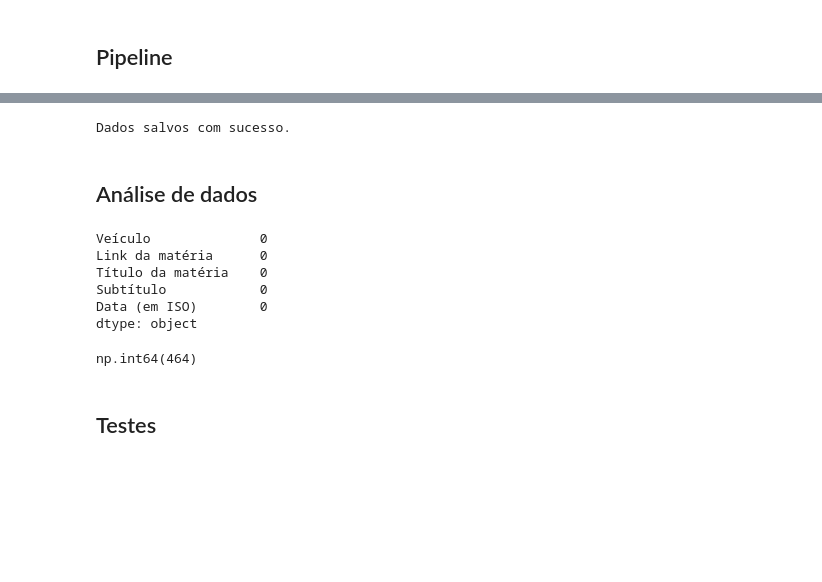
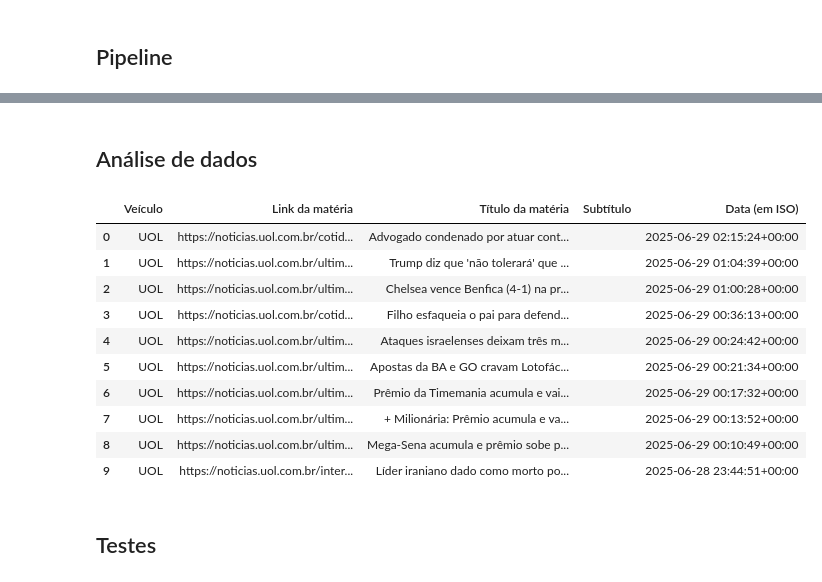
Before and after one commit to IlIIIIIIIIIlI/Projeto-Palver-Lucas-Rezende, a Jupyter notebook: Projeto Palver.ipynb, the cells around one changed output, grey strips where cells are left out. Cells and saved outputs as stored; diff of their text form; code cells hidden in the pictures; blank space fills up the shorter version.

```diff
--- a/Projeto Palver.ipynb
+++ b/Projeto Palver.ipynb
@@ -233,14 +232,14 @@ Processando urls...
 # %% [markdown]
 ### Resultado final
 # %%
-def scrape_uol(n=10):
+def scrape_uol(number_of_news=10):
     """
-    Função que tem como objetivo coletar do xml do sitemap do uol todas as urls e datas de modificação das notícias, bem
-    como o título das manchetes ao acessar cada url individualmente.
+    Função cujo objetivo é coletar urls e datas a partir do site-maps, e salvar as n notícias mais recentes
+    num data frame.
+    Dessas n mais recentes, uma nova requisição será feita para coletar o título da matéria.
 
     Observações: Na página do uol, no head do html estão inclusas as meta tags, o título encontra-se nessa '# <meta property="og:title"'
                  Exemplo: # <meta property="og:title" content="Carla Araújo: Motta surpreende com reviravolta política para queda do IOF">
-
     """
 
     target_url = 'https://noticias.uol.com.br/sitemap/v2/today.xml'
@@ -259,27 +258,20 @@ def scrape_uol(n=10):
         }
         for url in soup.find_all("url")]
 
-    news_df = collect_recent_news(news_dict, n)
+    news_df = collect_recent_news(news_dict, number_of_news)
 
-    max_error_cnt = 3
     print(f'Processando urls - UOL')
     for i in range(len(news_df)):
-            error_cnt = 0
 
-            while error_cnt < max_error_cnt:
-                try:
-                    response = request_url(news_df.loc['Link da matéria'][i], print_status=False)
+        response = request_url(news_df['Link da matéria'][i], print_status=False)
 
-                    if response:
-                            soup = bs(response.content, "html.parser")
-                            title = soup.select('meta[property="og:title"]')[0]['content']  # o resultado retornado é uma lista com 1 elemento
-                            news_df.loc[i, "Título da matéria"] = title
-                            break
-                except Exception as e:
-                    error_cnt += 1
+        if response:
+            soup = bs(response.content, "html.parser")
+            title = soup.select('meta[property="og:title"]')[0][
+                'content']  # o resultado retornado é uma lista com 1 elemento
+            news_df.loc[i, "Título da matéria"] = title
 
-
-    print('Urls processadas com suesso.')
+    print('Urls processadas com sucesso.')
     return news_df
 # %% [markdown]
 ## Raspando dados -`https://g1.globo.com/rss/g1/educacao/`
@@ -299,5 +364,6 @@ df.loc[2,"Título da matéria"]
 # %%
-df = scrape_uol()
+uol_df = scrape_uol()
+save_df(uol_df)
 # %% [output]
 URL requisitada com sucesso.
 Processando urls - UOL
@@ -339,25 +372,19 @@ df = collect_recent_news(data)
-# %%
-save_df(df)
-# %% [output]
-Dados salvos com sucesso.
 # %% [markdown]
 ## Análise de dados
 # %%
-df = pd.DataFrame(data)
-df.head()
-
-df[df['Data (em ISO)'] ==""].sum()
+uol_df
 # %% [output]
-Veículo              0
-Link da matéria      0
-Título da matéria    0
-Subtítulo            0
-Data (em ISO)        0
-dtype: object
+|  | Veículo | Link da matéria | Título da matéria | Subtítulo | Data (em ISO) |
+| 0 | UOL | https://noticias.uol.com.br/cotid... | Advogado condenado por atuar cont... |  | 2025-06-29 02:15:24+00:00 |
+| 1 | UOL | https://noticias.uol.com.br/ultim... | Trump diz que 'não tolerará' que ... |  | 2025-06-29 01:04:39+00:00 |
+| 2 | UOL | https://noticias.uol.com.br/ultim... | Chelsea vence Benfica (4-1) na pr... |  | 2025-06-29 01:00:28+00:00 |
+| 3 | UOL | https://noticias.uol.com.br/cotid... | Filho esfaqueia o pai para defend... |  | 2025-06-29 00:36:13+00:00 |
+| 4 | UOL | https://noticias.uol.com.br/ultim... | Ataques israelenses deixam três m... |  | 2025-06-29 00:24:42+00:00 |
+| 5 | UOL | https://noticias.uol.com.br/ultim... | Apostas da BA e GO cravam Lotofác... |  | 2025-06-29 00:21:34+00:00 |
+| 6 | UOL | https://noticias.uol.com.br/ultim... | Prêmio da Timemania acumula e vai... |  | 2025-06-29 00:17:32+00:00 |
+| 7 | UOL | https://noticias.uol.com.br/ultim... | + Milionária: Prêmio acumula e va... |  | 2025-06-29 00:13:52+00:00 |
+| 8 | UOL | https://noticias.uol.com.br/ultim... | Mega-Sena acumula e prêmio sobe p... |  | 2025-06-29 00:10:49+00:00 |
+| 9 | UOL | https://noticias.uol.com.br/inter... | Líder iraniano dado como morto po... |  | 2025-06-28 23:44:51+00:00 |
-# %%
-(df['Subtítulo'] =="").sum()
-# %% [output]
-np.int64(464)
 # %% [markdown]
 ## Testes
 # %%
```
Also changed, not shown: parts of 19 cells of this notebook, 2 other files.
